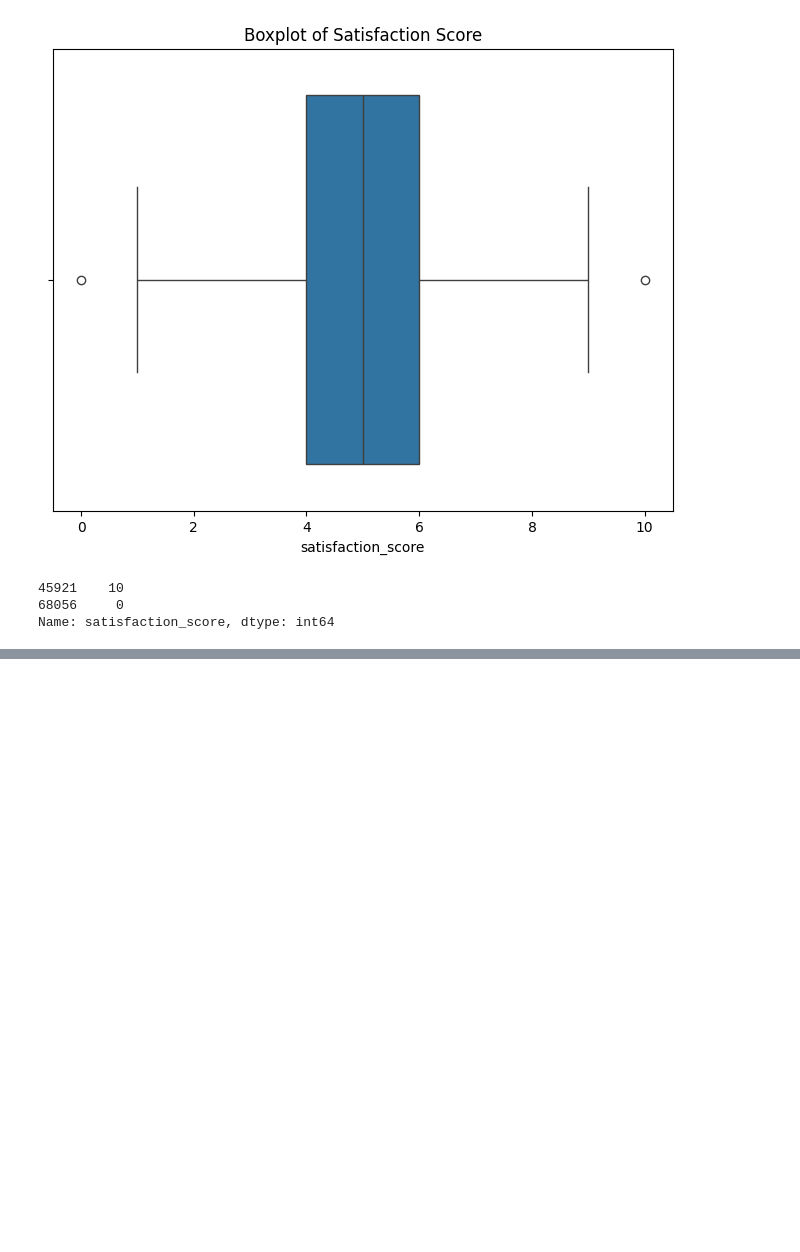
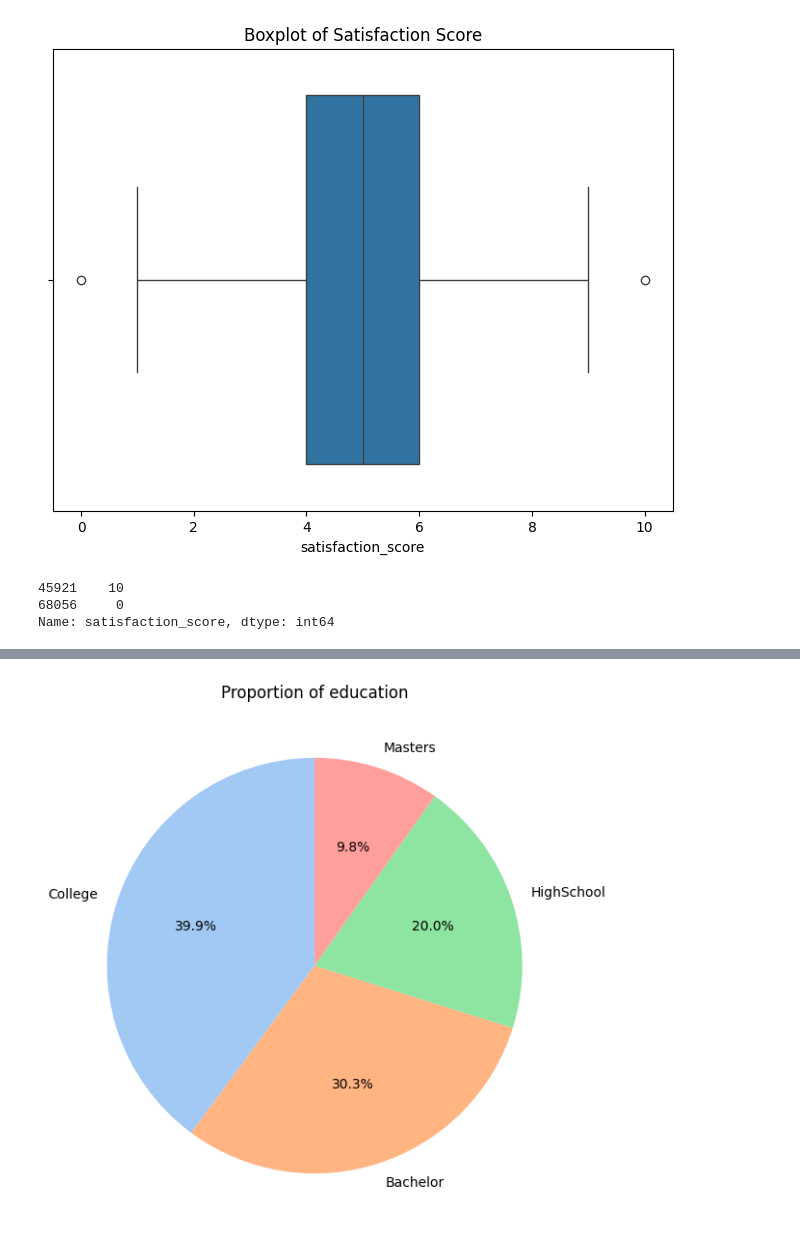
Before and after one commit to BlancJH/Customer-Purchase-Behaviour-Analysis, a Jupyter notebook: models/EDA.ipynb, the cells around one changed output, grey strips where cells are left out. Cells and saved outputs as stored; diff of their text form; code cells hidden in the pictures; blank space fills up the shorter version.

```diff
--- a/models/EDA.ipynb
+++ b/models/EDA.ipynb
@@ -221,0 +232,6 @@ Name: satisfaction_score, dtype: int64
+# %%
+# Education
+
+Visualisation.create_pie_chart(df, 'education')
+# %% [output]
+[figure, added]
```
Also changed, not shown: parts of 21 cells of this notebook.
